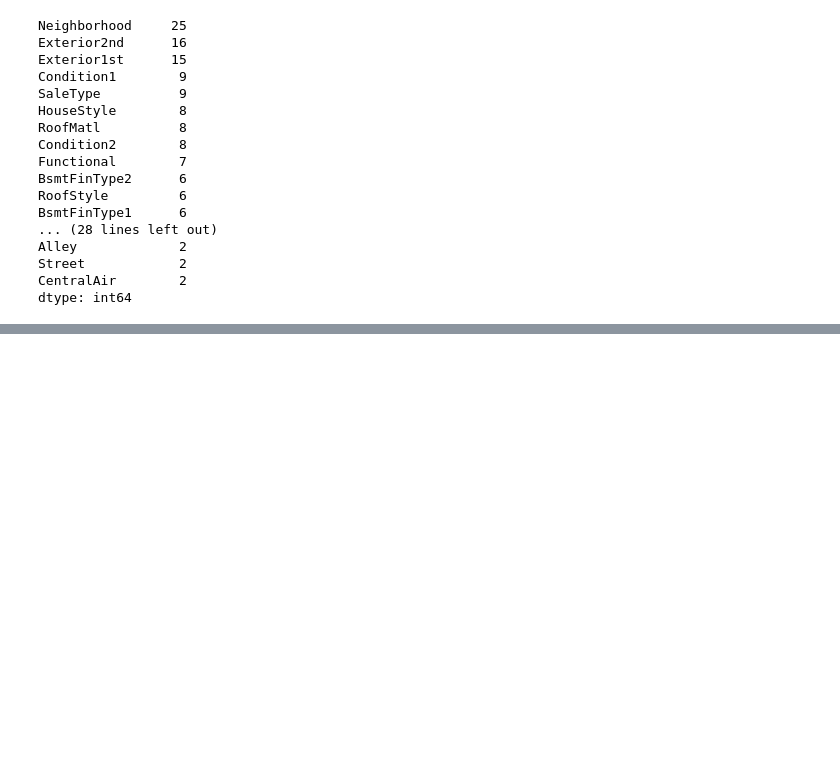
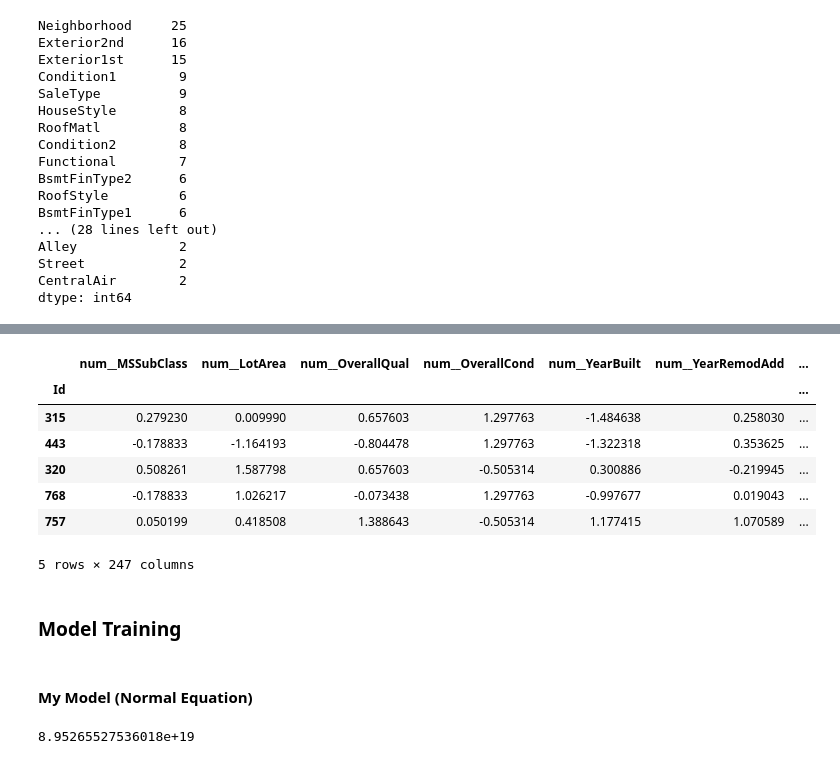
Before and after one commit to Sam50x/ML-from-Scratch, a Jupyter notebook: 1 - Linear Regression/notebook.ipynb, the cells around one changed output, grey strips where cells are left out. Drawn from its saved outputs; the diff is of its cells as text; code cells hidden in the pictures; blank space fills up the shorter version.

Commit message:
models

```diff
--- a/1 - Linear Regression/notebook.ipynb
+++ b/1 - Linear Regression/notebook.ipynb
@@ -216,0 +295,11 @@ dtype: int64
+# %%
+from sklearn.pipeline import make_pipeline
+from sklearn.impute import SimpleImputer
+from sklearn.preprocessing import StandardScaler
+
+num_pipeline = make_pipeline(
+    SimpleImputer(strategy='median'),
+    StandardScaler(),
+)
+
+num_pipeline
@@ -216,0 +309,9 @@ dtype: int64
+# %%
+from sklearn.preprocessing import OneHotEncoder
+
+obj_pipeline = make_pipeline(
+    SimpleImputer(strategy='most_frequent'),
+    OneHotEncoder(handle_unknown='ignore', sparse_output=False),
+)
+
+obj_pipeline
@@ -216,0 +322,11 @@ dtype: int64
+# %%
+from sklearn.compose import ColumnTransformer
+
+preprocessor = ColumnTransformer([
+    ('num', num_pipeline, num_cols),
+    ('obj', obj_pipeline, obj_cols),
+], remainder='drop')
+
+preprocessor.set_output(transform="pandas")
+
+preprocessor
@@ -216,0 +350,18 @@ dtype: int64
+# %%
+X_train_preprocessed = preprocessor.fit_transform(X_train)
+X_val_preprocessed = preprocessor.transform(X_val)
+# %%
+X_train_preprocessed.head()
+# %% [output]
+|  | num__MSSubClass | num__LotArea | num__OverallQual | num__OverallCond | num__YearBuilt | num__YearRemodAdd | ... |
+| Id |  |  |  |  |  |  | ... |
+| 315 | 0.279230 | 0.009990 | 0.657603 | 1.297763 | -1.484638 | 0.258030 | ... |
+| 443 | -0.178833 | -1.164193 | -0.804478 | 1.297763 | -1.322318 | 0.353625 | ... |
+| 320 | 0.508261 | 1.587798 | 0.657603 | -0.505314 | 0.300886 | -0.219945 | ... |
+| 768 | -0.178833 | 1.026217 | -0.073438 | 1.297763 | -0.997677 | 0.019043 | ... |
+| 757 | 0.050199 | 0.418508 | 1.388643 | -0.505314 | 1.177415 | 1.070589 | ... |
+5 rows × 247 columns
+# %% [markdown]
+### Model Training
+# %% [markdown]
+#### My Model (Normal Equation)
@@ -216,0 +370,10 @@ dtype: int64
+# %%
+from sklearn.metrics import root_mean_squared_error
+
+y_val_pred_normal = model_normal.predict(X_val_preprocessed)
+
+rmse_val_normal = root_mean_squared_error(y_val_pred_normal, y_val)
+
+rmse_val_normal
+# %% [output]
+8.95265527536018e+19
```
Also changed, not shown: parts of 19 cells of this notebook, 2 other files.
